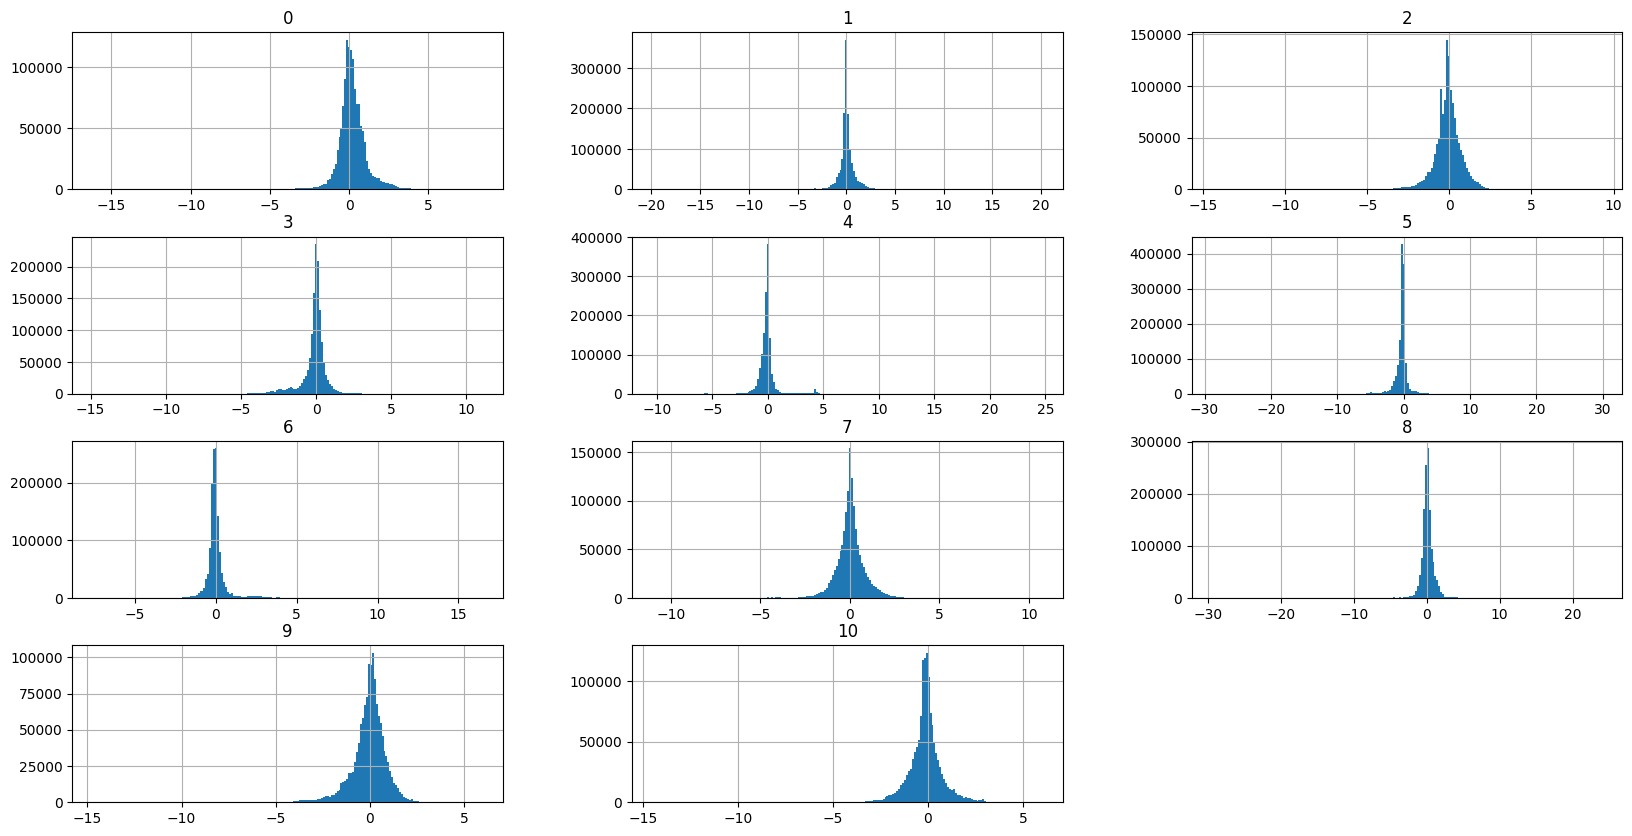
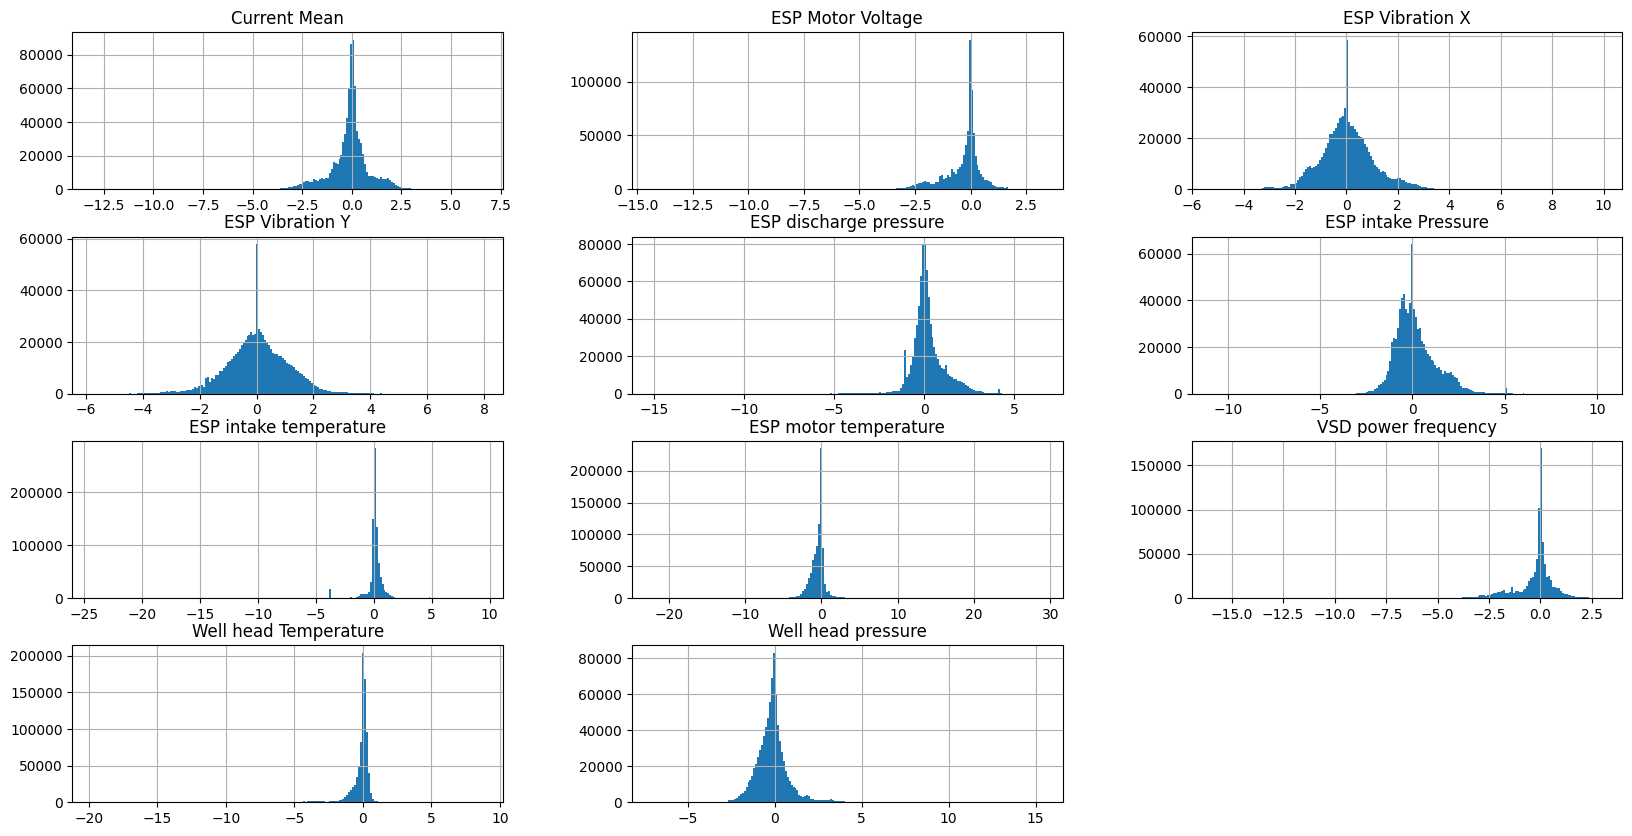
Code edit (unified diff) that turned the first committed figure into the second:
--- before
+++ after
@@ -1 +1 @@
-ICAdata[ICAHeaders].hist(bins=200,figsize=(20,10))
+entireData.loc[entireData["Well_down"]==0][operationalHeaders].hist(bins=200,figsize=(20,10))

Commit: modified:   examples/analise_dados_PCA.ipynb 	modified:   examples/analise_modelos_hmm_direta.ipynb 	modified:   examples/analise_modelos_hmm_direta_n_features.ipynb 	modified:   examples/medianTest_direto.ipynb 	modified:   examples/pump_data_cleaning.ipynb 	modified:   src/lissa/__pycache__/pictur